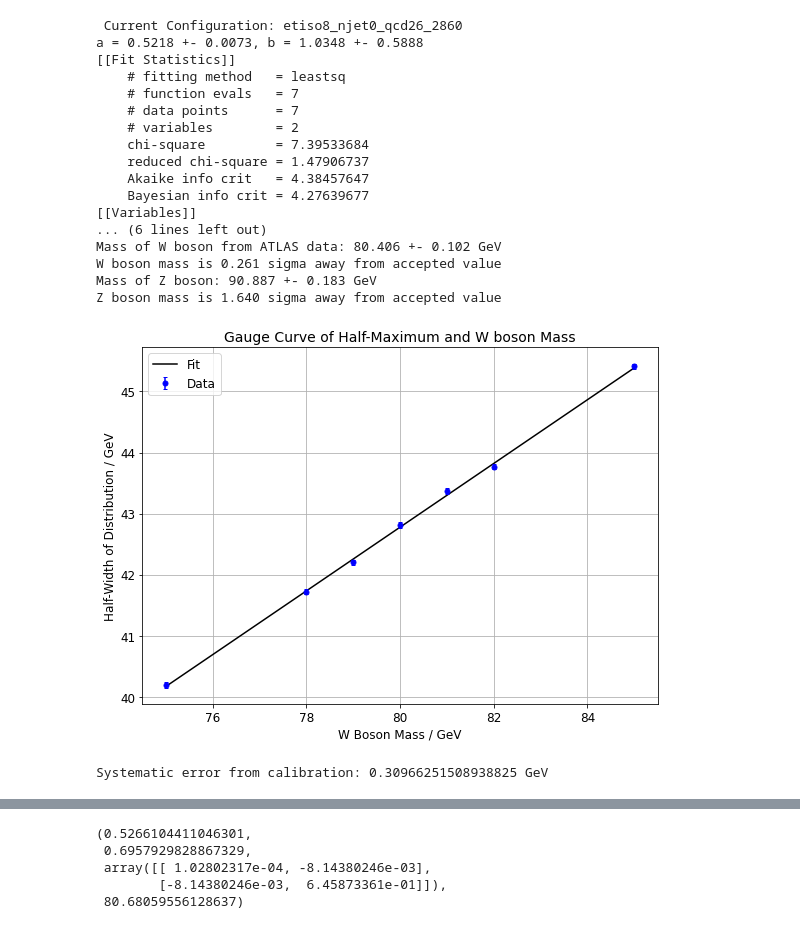
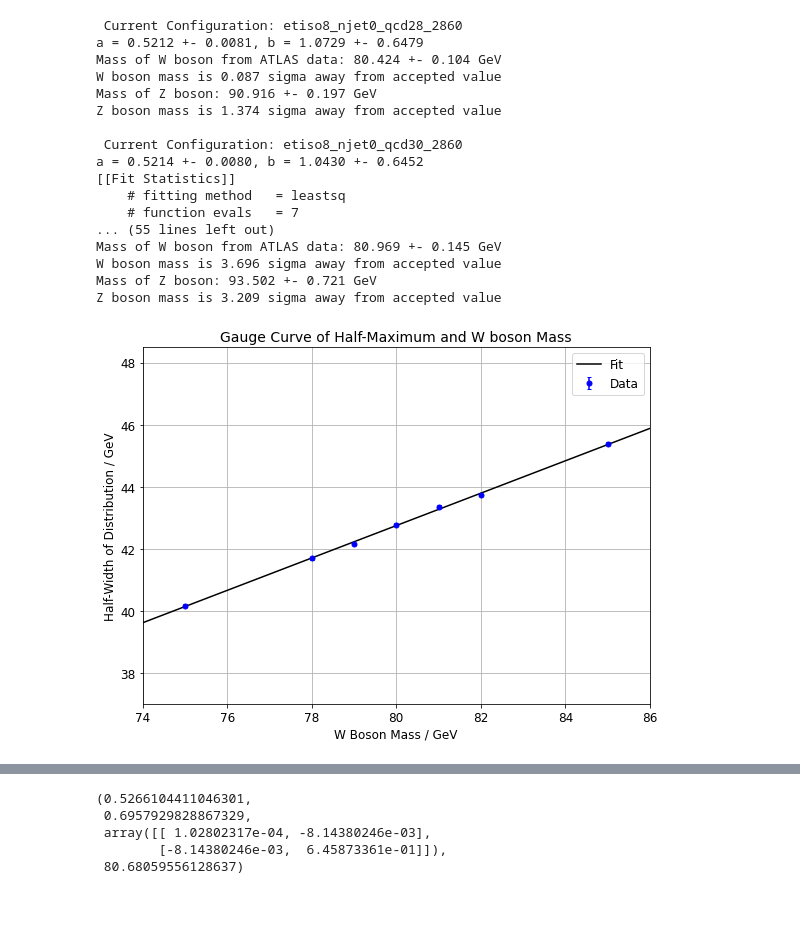
Before and after one commit to tesla1900/advanced-lab-course, a Jupyter notebook: atlas/gauge_curve.ipynb, the cells around one changed output, grey strips where cells are left out. Drawn from its saved outputs; the diff is of its cells as text; code cells hidden in the pictures.

```diff
--- a/atlas/gauge_curve.ipynb
+++ b/atlas/gauge_curve.ipynb
@@ -416,11 +252,11 @@ for i, (config, datas) in enumerate(data_dict.items()):
 
     # plot data with fit
 
-    if i == 0:
+    if i == 1:
         print(fit_report(out))
         fig, ax = plt.subplots(figsize=(8,6), tight_layout=True)
 
-        xfit = np.linspace(mW_arr[0], mW_arr[-1], 500)
+        xfit = np.linspace(70, 90, 500)
         yfit = a * xfit + b
         ax.plot(xfit, yfit, label="Fit", color="k")
         ax.errorbar(mW_arr, hw, yerr=hw_err, label="Data", color="b", marker="o", ls="", ms=5.0, capsize=2.0)
@@ -430,6 +266,7 @@ for i, (config, datas) in enumerate(data_dict.items()):
         ax.set_title("Gauge Curve of Half-Maximum and W boson Mass", fontsize=14)
         ax.tick_params(axis='both', which='major', labelsize=12)
         ax.tick_params(axis='both', which='minor', labelsize=12)
+        ax.set_xlim([74, 86])
         ax.grid()
         ax.legend(prop={"size":12})
 
@@ -451,59 +288,45 @@ for i, (config, datas) in enumerate(data_dict.items()):
     atlas_mW_err = atlas_mW * np.sqrt( np.abs((a_err / a)**2. + (hb_err / (atlas_hw - b))**2. + (2 * corr_coeff / (a * (atlas_hw - b)))) )
     print("Mass of W boson from ATLAS data: {0:.3f} +- {1:.3f} GeV".format(atlas_mW, atlas_mW_err))
 
     # append the results
     atlas_mw_arr[i] = atlas_mW
     atlas_mw_err_arr[i] = atlas_mW_err
 
     # compare with accepted value of mW
     mW_accepted = 80.433
 
     mW_tval = np.abs(atlas_mW - mW_accepted) / (atlas_mW_err)
     print("W boson mass is {0:.3f} sigma away from accepted value".format(mW_tval))
 
     # evaluate z boson mass as well
 
     mZ_hw, mz_hw_err = convert_errstr_array(datas["Zee"])
 
     mZ = (mZ_hw - b) / a
     mZ_err = mZ * np.sqrt( np.abs((a_err / a)**2. + (hb_err / (mZ_hw - b))**2. + (2 * corr_coeff / (a * (mZ_hw - b)))) )
 
     print("Mass of Z boson: {0:.3f} +- {1:.3f} GeV".format(mZ, mZ_err))
 
     # compare with actual value
     mZ_true = 91.1876
     mZ_tval = np.abs(mZ - mZ_true) / (mZ_err)
     print("Z boson mass is {0:.3f} sigma away from accepted value".format(mZ_tval))
 # %% [output]
- Current Configuration: etiso8_njet0_qcd26_2860
-a = 0.5218 +- 0.0073, b = 1.0348 +- 0.5888
+ Current Configuration: etiso8_njet0_qcd28_2860
+a = 0.5212 +- 0.0081, b = 1.0729 +- 0.6479
+Mass of W boson from ATLAS data: 80.424 +- 0.104 GeV
+W boson mass is 0.087 sigma away from accepted value
+Mass of Z boson: 90.916 +- 0.197 GeV
+Z boson mass is 1.374 sigma away from accepted value
+
+ Current Configuration: etiso8_njet0_qcd30_2860
+a = 0.5214 +- 0.0080, b = 1.0430 +- 0.6452
 [[Fit Statistics]]
     # fitting method   = leastsq
     # function evals   = 7
-    # data points      = 7
-    # variables        = 2
-    chi-square         = 7.39533684
-    reduced chi-square = 1.47906737
-    Akaike info crit   = 4.38457647
-    Bayesian info crit = 4.27639677
-[[Variables]]
-... (6 lines left out)
-Mass of W boson from ATLAS data: 80.406 +- 0.102 GeV
-W boson mass is 0.261 sigma away from accepted value
-Mass of Z boson: 90.887 +- 0.183 GeV
-Z boson mass is 1.640 sigma away from accepted value
+... (55 lines left out)
+Mass of W boson from ATLAS data: 80.969 +- 0.145 GeV
+W boson mass is 3.696 sigma away from accepted value
+Mass of Z boson: 93.502 +- 0.721 GeV
+Z boson mass is 3.209 sigma away from accepted value
-[figure, old version]
+[figure, new version]
-# %%
-# check calibration using Z boson mass
-# systematic error due to calibration
-
-mZ_data = 91.53801863004914
-mZ_true = 91.1876
-delta_mZ = mZ_data - mZ_true
-
-# from relative uncertainty dW / W = dZ / Z
-mW_data = 80.58185022013751
-mW_err_calib = mW_data * delta_mZ / mZ_true
-print("Systematic error from calibration: {0} GeV".format(mW_err_calib))
-# %% [output]
-Systematic error from calibration: 0.30966251508938825 GeV
```
Also changed, not shown: parts of 3 cells of this notebook, 13 other files.
